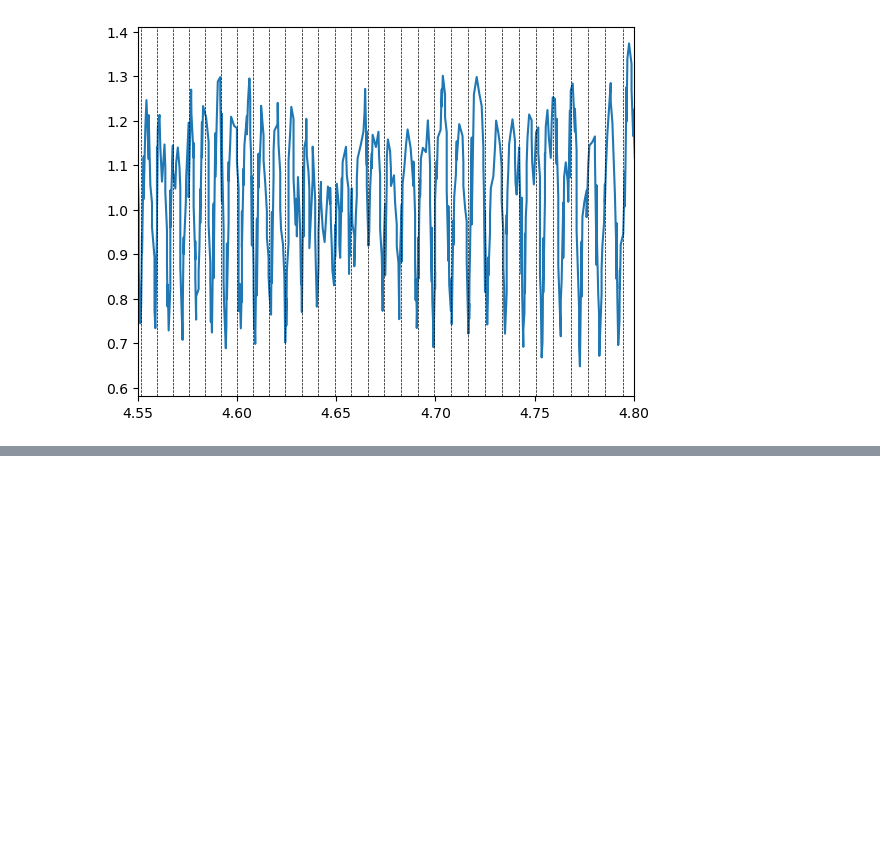
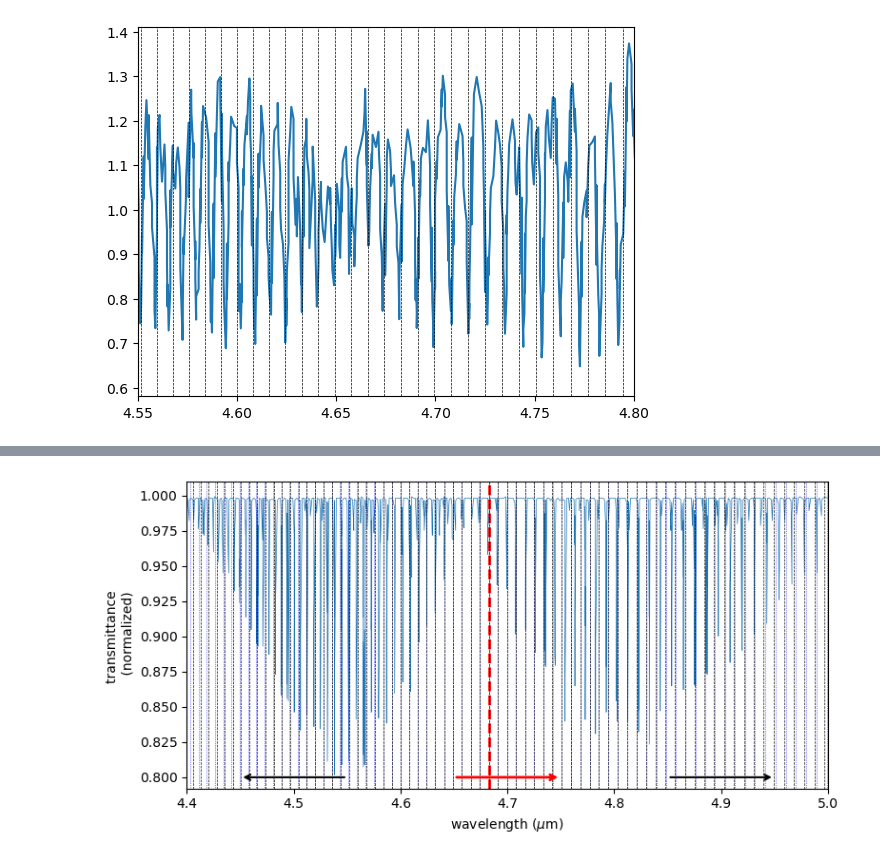
Before and after one commit to shubhagrawal30/ExoplanetAtmospheres, a Jupyter notebook: CO_ro-vib.ipynb, the cells around one changed output, grey strips where cells are left out. Cells and saved outputs as stored; diff of their text form; code cells hidden in the pictures; blank space fills up the shorter version.

```diff
--- a/CO_ro-vib.ipynb
+++ b/CO_ro-vib.ipynb
@@ -135,0 +148,8 @@ $0.26477944 \; \mathrm{eV}$
+# %%
+num_levels = 40
+energy_shifts = np.arange(-num_levels, num_levels+1) * deltaE
+energy_shifts += (4 * c.h * D_rotational * np.arange(-num_levels, num_levels+1)**3)
+energy_levels_centrifugal = vib_energy + energy_shifts
+# %%
+transition_wvs_centrifugal = (c.h * c.c / (energy_levels_centrifugal[::-1])).to(u.micron)
+transition_wvs_centrifugal
@@ -135,0 +162,27 @@ $0.26477944 \; \mathrm{eV}$
+# %%
+plt.figure(figsize=(8, 4))
+plt.axvline(vib_wv.value, linewidth=2, color='red', linestyle='--')
+plt.plot(CO_wvs, CO_flux, linewidth=0.5)
+for transition_wv in transition_wvs_centrifugal:
+    plt.axvline(transition_wv.value, linewidth=0.5, color='blue', linestyle=':')
+for transition_wv in transition_wvs_simple:
+    plt.axvline(transition_wv.value, linewidth=0.5, color='k', linestyle='--')
+plt.xlim([4.4, 5])
+plt.ylabel("transmittance \n (normalized)")
+plt.xlabel("wavelength ($\mu$m)")
+plt.tight_layout()
+plt.annotate('',
+                xy=(4.45, 0.8), xycoords='data',
+                xytext=(4.55, 0.8), textcoords='data',
+                arrowprops=dict(arrowstyle="->", linewidth=1.5))
+plt.annotate('',
+                xy=(4.95, 0.8), xycoords='data',
+                xytext=(4.85, 0.8), textcoords='data',
+                arrowprops=dict(arrowstyle="->", linewidth=1.5))
+plt.annotate('',
+                xy=(4.75, 0.8), xycoords='data',
+                xytext=(4.65, 0.8), textcoords='data',
+                arrowprops=dict(arrowstyle="->", linewidth=2, color='red'))
+plt.savefig("plots/CO_vib_centrifugal.png", dpi=300)
+# %% [output]
+[figure, added]
```
Also changed, not shown: parts of 9 cells of this notebook, 2 other files.
